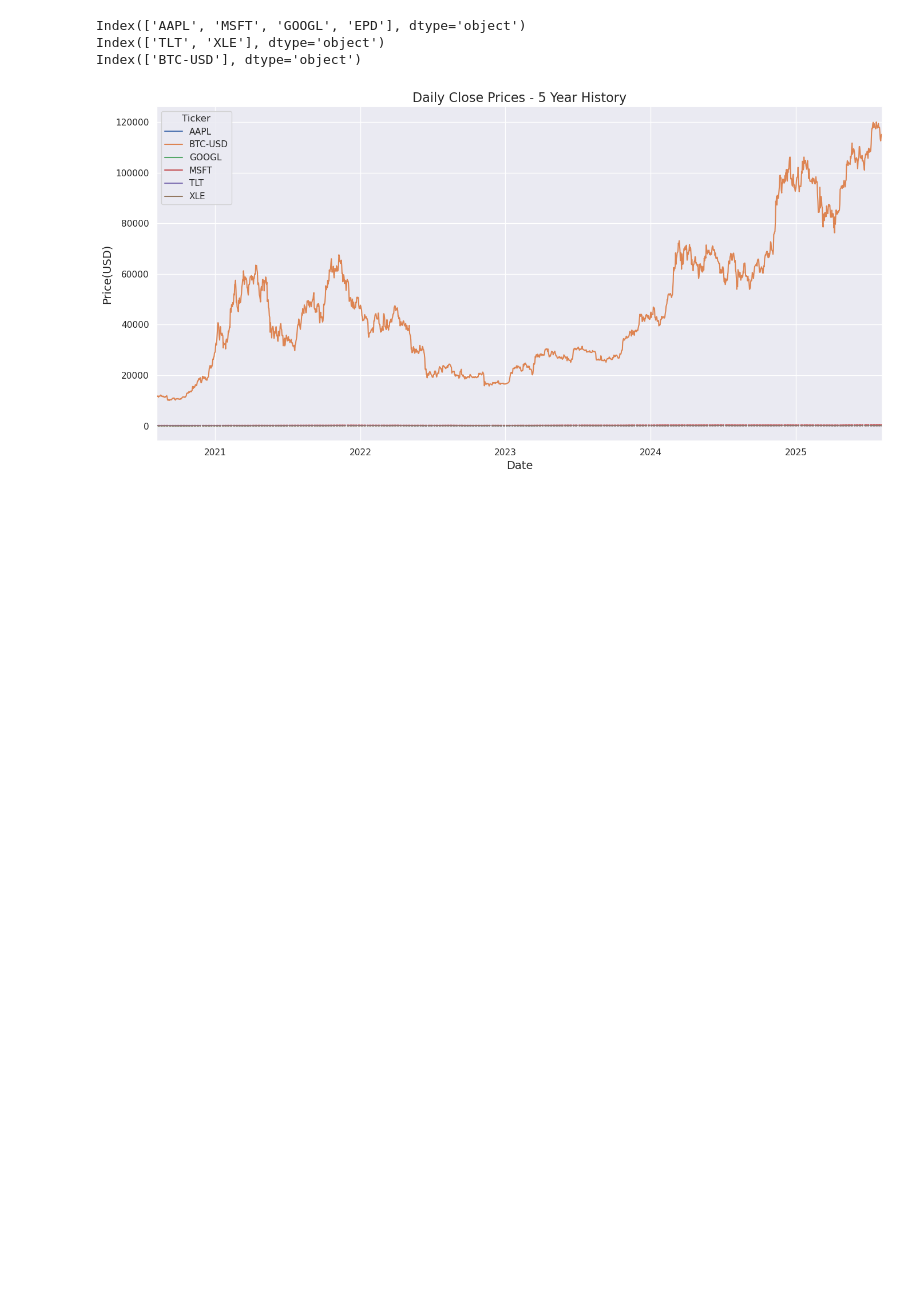
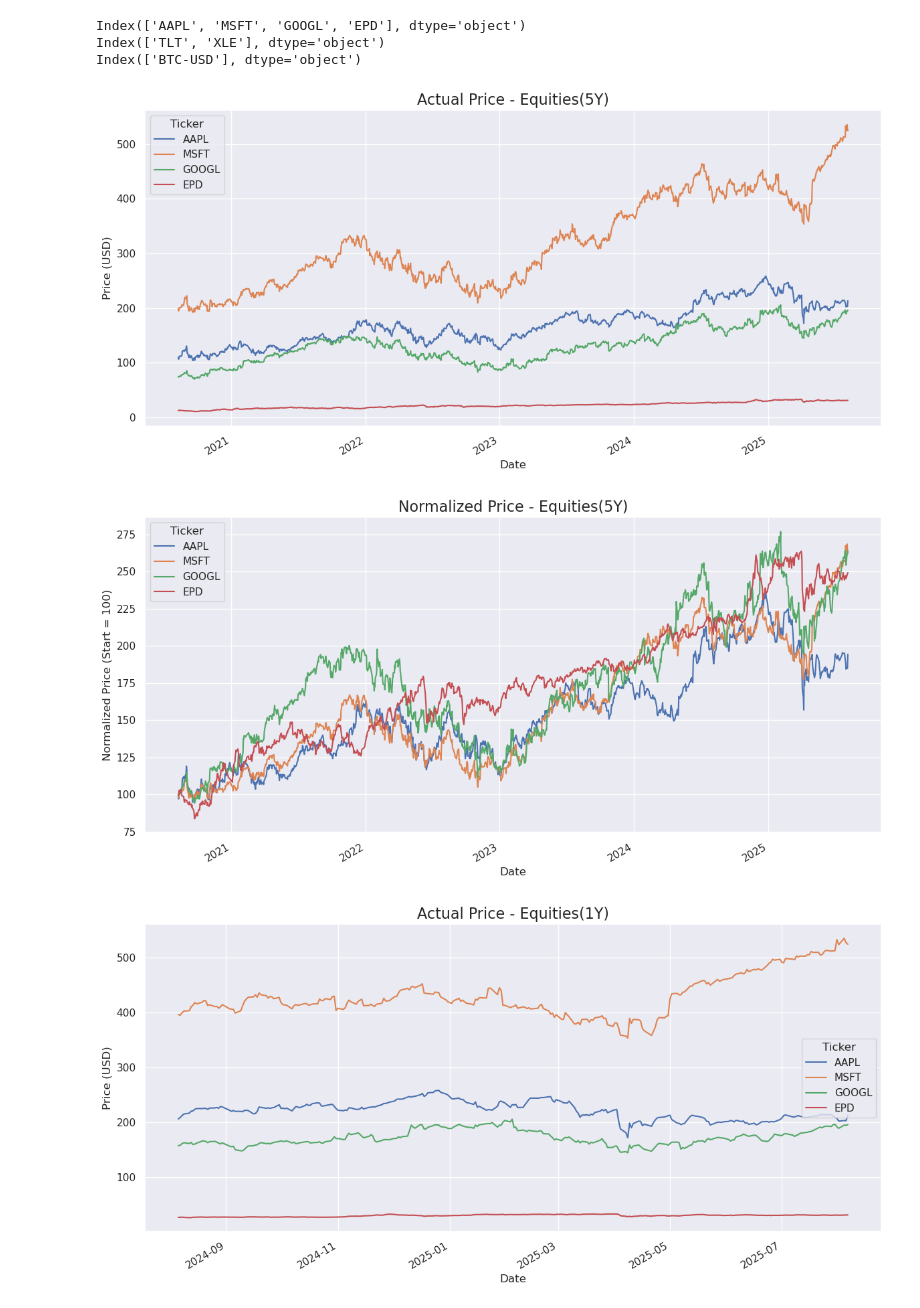
Before and after one commit to allanac/portfolio-risk-simulator, a Jupyter notebook: notebooks/02_eda_exploration.ipynb, the cells around one changed output. Saved outputs shown, nothing was run; the diff lists cells and outputs as text; code cells hidden in the pictures; blank space fills up the shorter version.

```diff
--- a/notebooks/02_eda_exploration.ipynb
+++ b/notebooks/02_eda_exploration.ipynb
@@ -87,15 +87,3 @@ print(df_close_crypto.columns)
 Index(['AAPL', 'MSFT', 'GOOGL', 'EPD'], dtype='object')
 Index(['TLT', 'XLE'], dtype='object')
 Index(['BTC-USD'], dtype='object')
-# %%
-#plot
-df_close.plot(figsize=(14,7))
-plt.title('Daily Close Prices - 5 Year History', fontsize=16)
-plt.ylabel("Price(USD)", fontsize=14)
-plt.xlabel("Date", fontsize=14)
-plt.grid(True)
-plt.legend(title="Ticker")
-plt.tight_layout()
-plt.show()
-# %% [output]
-[figure, removed]
@@ -101,0 +143,13 @@ plt.show()
+# %%
+for asset_type, df_subset in [
+    ("Equities", df_close_equity),
+    ("ETFs", df_close_etf),
+    ("Crypto", df_close_crypto)
+]:
+    for window in ['5y', '1y', '30d']:
+        plot_prices(df_subset, asset_type, window=window, normalize=False, save=True)
+        plot_prices(df_subset, asset_type, window=window, normalize=True, save=True)
+# %% [output]
+[figure, added]
+[figure, added]
+[figure, added]
```
Also changed, not shown: parts of 12 cells of this notebook, 1 other file.
